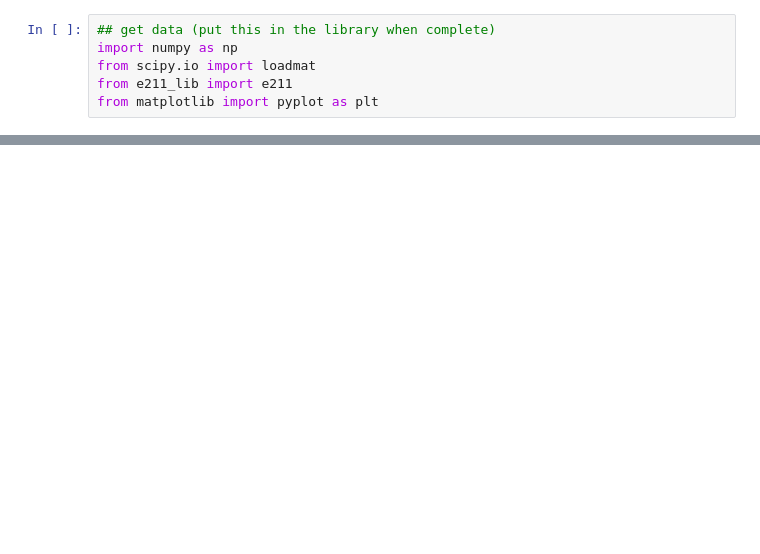
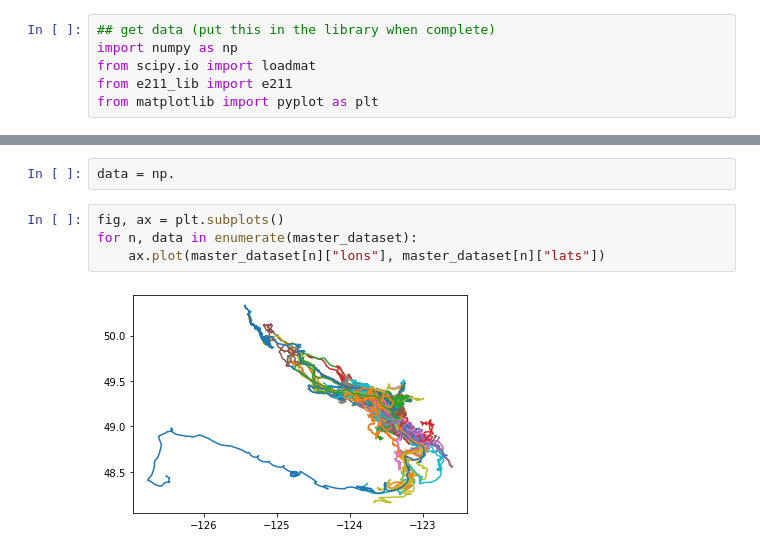
Before and after one commit to AndrewLoeppky/eosc211_students, a Jupyter notebook: e211_python_2021/assignment01/ast1.ipynb, the cells around one changed output, grey strips where cells are left out. Saved outputs shown, nothing was run; the diff lists cells and outputs as text; blank space fills up the shorter version.

```diff
--- a/e211_python_2021/assignment01/ast1.ipynb
+++ b/e211_python_2021/assignment01/ast1.ipynb
@@ -127,0 +162,8 @@ vars_dict = {}
+# %%
+data = np.
+# %%
+fig, ax = plt.subplots()
+for n, data in enumerate(master_dataset):
+    ax.plot(master_dataset[n]["lons"], master_dataset[n]["lats"])
+# %% [output]
+[figure, added]
```
Also changed, not shown: parts of 3 cells of this notebook, 2 other files.
